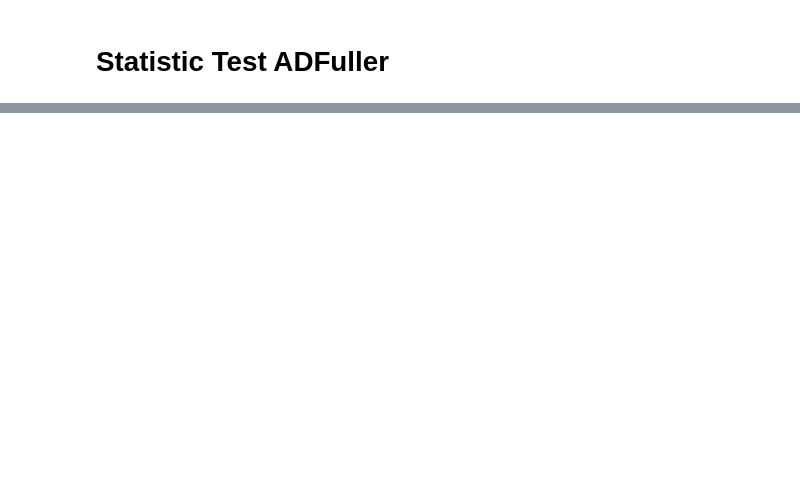
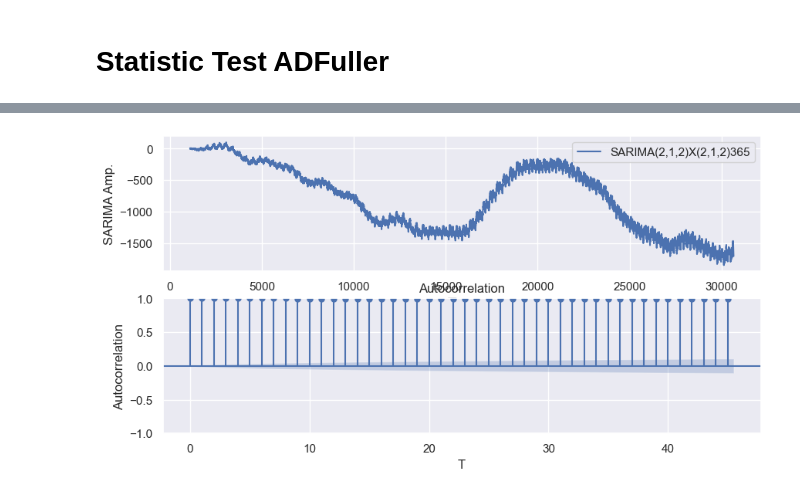
Before and after one commit to esmaailalbarazi/TimeSeriesProject, a Jupyter notebook: Project_local.ipynb, the cells around one changed output, grey strips where cells are left out. Cells and saved outputs as stored; diff of their text form; code cells hidden in the pictures; blank space fills up the shorter version.

Commit message:
SARIMA not complete

```diff
--- a/Project_local.ipynb
+++ b/Project_local.ipynb
@@ -408,0 +458,84 @@ Critical Values:
+# %%
+def SARIMA(acoefs,d,mcoefs,Acoefs,D,Mcoefs,s,N,noise=1):
+    if d>0:
+        d1=np.array([-1,1])
+        dpoly=d1
+        if d>1:
+            for i in range(d):
+                dpoly=np.convolve(dpoly,d1)
+        dpoly=np.flip(dpoly)
+    else:
+        dpoly=np.array([1])
+
+    if D>0:
+        D1=np.concatenate((np.array([-1]),np.zeros(s-1),np.array([1])),axis=0)
+        Dpoly=D1
+        if D>1:
+            for i in range(D):
+                Dpoly=np.convolve(Dpoly,D1)
+        Dpoly=np.flip(Dpoly)
+    else:
+        Dpoly=np.array([1])
+
+    Ac=np.zeros(Acoefs.size*s+1)
+    k=0
+    for i in range(s,Acoefs.size*s+1,s):
+        Ac[i]=-Acoefs[k]
+        k=k+1
+    Ac[0]=1
+
+    ac=np.zeros(acoefs.size+1)
+    k=0
+    for i in range(1,acoefs.size+1):
+        ac[i]=-acoefs[k]
+        k=k+1
+    ac[0]=1
+
+    Mc=np.zeros(Mcoefs.size*s+1)
+    k=0
+    for i in range(s,Mcoefs.size*s+1,s):
+        Mc[i]=Mcoefs[k]
+        k=k+1
+    Mc[0]=1
+
+    mc=np.zeros(mcoefs.size+1)
+    k=0
+    for i in range(1,mcoefs.size+1):
+        mc[i]=mcoefs[k]
+        k=k+1
+    mc[0]=1
+
+    Xcoef=np.convolve(np.convolve(np.convolve(ac,Ac),dpoly),Dpoly)
+    Zcoef=np.convolve(mc,Mc)
+
+    mx_coefs=max(Xcoef.size,Zcoef.size)
+    Z=np.random.randn(N)*np.sqrt(noise)
+    SARIMA=np.zeros(N)
+    k=0
+    for i in range(mx_coefs-1,N):
+        for j in range(Xcoef.size-1):
+            SARIMA[i]=SARIMA[i]-SARIMA[i-j-1]*Xcoef[j+1]
+        SARIMA[i]=SARIMA[i]+Z[i]
+        for j in range(Zcoef.size-1):
+            SARIMA[i]=SARIMA[i]+Z[i-j-1]*Zcoef[j+1]
+    strname="SARIMA("+str(acoefs.size)+","+str(d)+","+str(mcoefs.size)+")X("+str(Acoefs.size)+","+str(D)+","+str(Mcoefs.size)+")"+str(s)
+    return pd.Series(data=SARIMA[mx_coefs-1:],index=np.array(range(mx_coefs-1,N,1)),name=strname)
+
+
+N = 365*num_years # number of samples
+acoefs = np.array([0.5, -0.4]) # AR coefficients - Phi
+d = 1 # differencing order
+mcoefs = np.array([0.5, -0.4]) # MA coefficients - Theta
+Acoefs = np.array([0.5, -0.4]) # seasonal AR coefficients - Phi
+D = 1 # seasonal differencing order
+Mcoefs = np.array([0.5, -0.4]) # seasonal MA coefficients - Theta
+s = 365 # seasonal period
+
+# Generate SARIMA time series
+SARIMA_series = SARIMA(acoefs, d, mcoefs, Acoefs, D, Mcoefs, s, N, noise=1)
+fig, axs=plt.subplots(2,figsize=(10,5))
+SARIMA_series.plot(ax=axs[0],legend=True,xlabel="Time",ylabel="SARIMA Amp.")
+plot_acf(SARIMA_series,ax=axs[1])
+plt.xlabel("T")
+plt.ylabel("Autocorrelation")
+# %% [output]
@@ -408,0 +543 @@ Critical Values:
+[figure, added]
```
Also changed, not shown: parts of 24 cells of this notebook, 10 other files.
